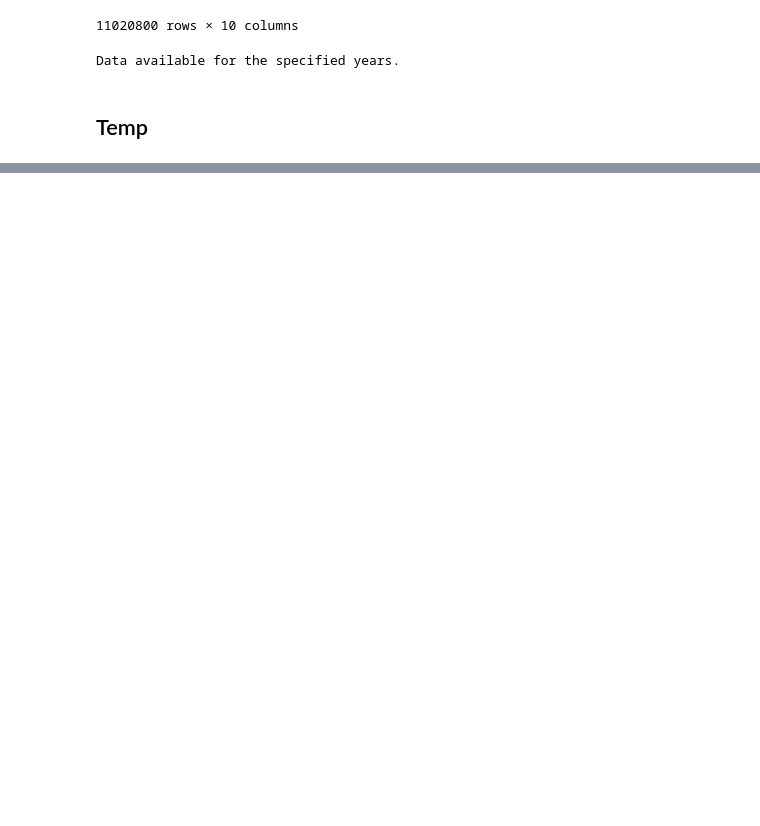
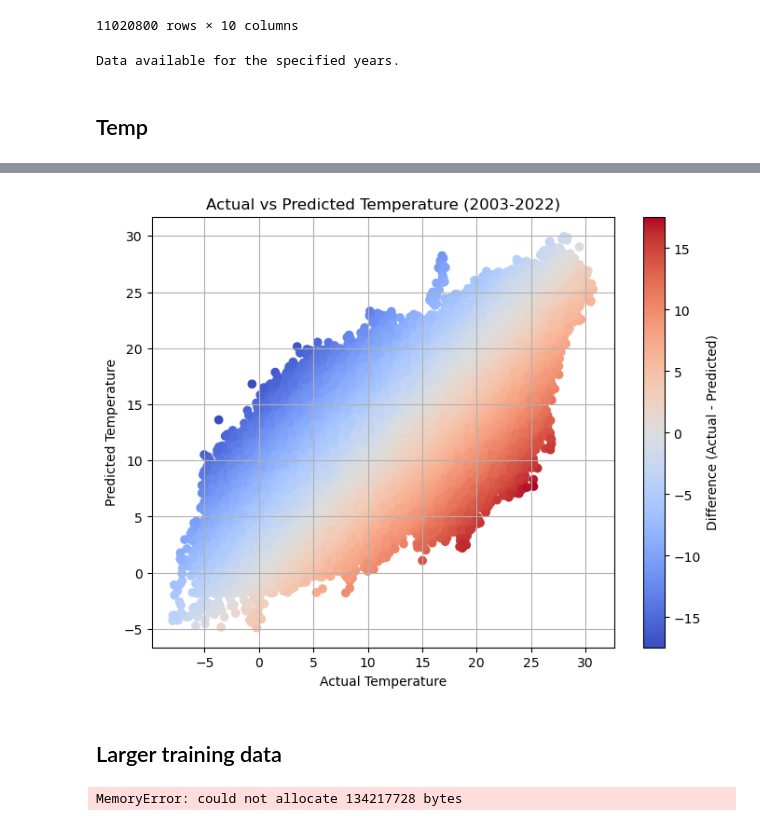
Before and after one commit to Iarla-Boyce/MSc-Project, a Jupyter notebook: UKCP Regression.ipynb, the cells around one changed output, grey strips where cells are left out. Cells and saved outputs as stored; diff of their text form; code cells hidden in the pictures; blank space fills up the shorter version.

```diff
--- a/UKCP Regression.ipynb
+++ b/UKCP Regression.ipynb
@@ -272,0 +256,66 @@ Mean Squared Error: 14.465160312931525
+# %%
+# Calculate the difference between actual and predicted temperature
+comparison_df['Difference'] = comparison_df['Actual_Temp'] - comparison_df['Predicted_Temp']
+
+# Create a scatter plot with a colormap representing the difference
+plt.figure(figsize=(8, 6))
+plt.scatter(comparison_df['Actual_Temp'], comparison_df['Predicted_Temp'], c=comparison_df['Difference'], cmap='coolwarm')
+
+# Add labels and title
+plt.xlabel('Actual Temperature')
+plt.ylabel('Predicted Temperature')
+plt.title('Actual vs Predicted Temperature (2003-2022)')
+
+# Add colorbar
+plt.colorbar(label='Difference (Actual - Predicted)')
+
+# Show the plot
+plt.grid(True)
+plt.show()
+# %% [output]
+[figure, added]
+# %% [markdown]
+## Larger training data
+# %%
+from sklearn.ensemble import RandomForestRegressor
+from sklearn.model_selection import train_test_split, StratifiedShuffleSplit
+from sklearn.metrics import mean_squared_error
+from sklearn.metrics import r2_score
+import matplotlib.pyplot as plt
+
+X, X_test, y, y_test = train_test_split(df.drop(['Temp', 'Temp_Min', 'Temp_Max'], axis=1).values, df['Temp'], test_size=0.2, random_state=42)
+
+num_groups = 15  # Using 15 groups as an example
+group_size = len(df) // num_groups
+
+df['group'] = df.index // group_size
+
+sss = StratifiedShuffleSplit(n_splits=1, test_size=0.65, random_state=42)
+sss.get_n_splits(df, df['group'])
+
+for train_index, _ in sss.split(df, df['group']):
+    X_train, y_train = df.iloc[train_index].drop(['Temp', 'Temp_Min', 'Temp_Max', 'group'], axis=1).values, df.iloc[train_index]['Temp']
+
+# Train the model on the sample
+rf_regressor = RandomForestRegressor(random_state=42, n_estimators=150)
+rf_regressor.fit(X_train, y_train)
+
+y_pred = rf_regressor.predict(X_test.copy())
+
+mse = mean_squared_error(y_test, y_pred)
+print("Mean Squared Error:", mse)
+
+# Calculate R-squared value
+r_squared = r2_score(y_test, y_pred)
+print("R-squared Value:", r_squared)
+
+# Create a scatter plot of actual vs. predicted values
+plt.figure(figsize=(8, 6))
+plt.scatter(y_test, y_pred, color='blue', alpha=0.5)
+plt.plot([min(y_test), max(y_test)], [min(y_test), max(y_test)], color='red', linestyle='--')
+plt.xlabel('Actual')
+plt.ylabel('Predicted')
+plt.title('Actual vs. Predicted')
+plt.show()
+# %% [output]
+MemoryError: could not allocate 134217728 bytes
```
Also changed, not shown: parts of 4 cells of this notebook, 5 other files.
